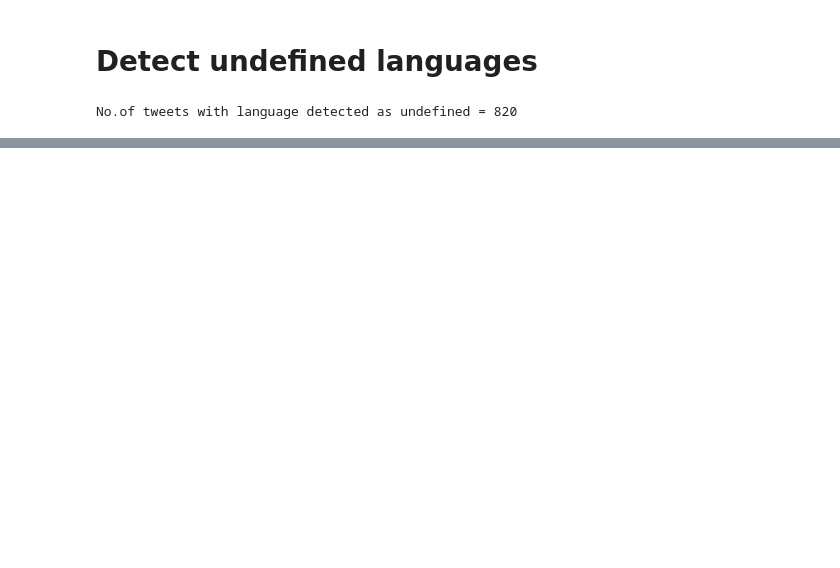
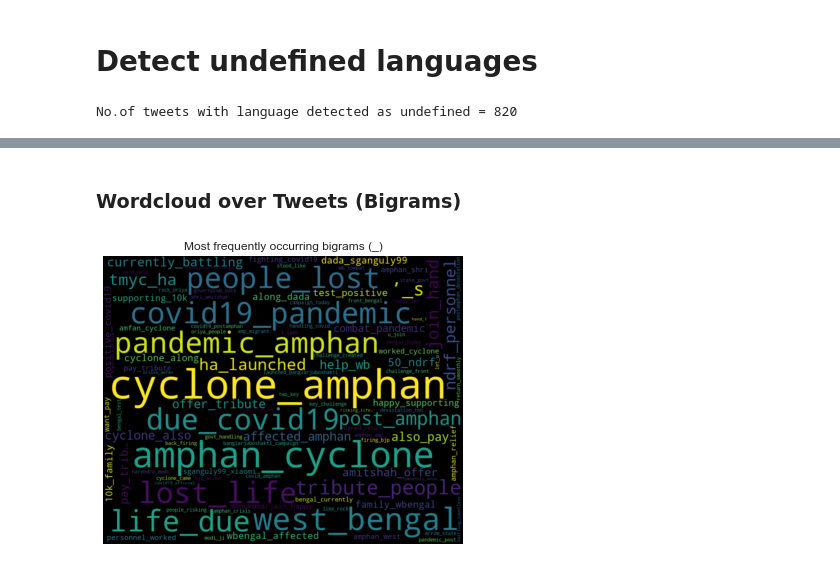
Before and after one commit to ancilcrayton/solve-iwmi, a Jupyter notebook: notebooks/1.0-km-basic-text-eda.ipynb, the cells around one changed output, grey strips where cells are left out. Cells and saved outputs as stored; diff of their text form; code cells hidden in the pictures; blank space fills up the shorter version.

```diff
--- a/notebooks/1.0-km-basic-text-eda.ipynb
+++ b/notebooks/1.0-km-basic-text-eda.ipynb
@@ -144,0 +174,30 @@ dd
+# %% [markdown]
+### Wordcloud over Tweets (Bigrams)
+# %%
+tokens = nltk.word_tokenize(text)
+
+finder = BigramCollocationFinder.from_words(tokens)
+bigram_measures = BigramAssocMeasures()
+scored = finder.score_ngrams(bigram_measures.raw_freq)
+
+scoredList = sorted(scored, key=itemgetter(1), reverse=True)
+# %%
+word_dict = {}
+listLen = len(scoredList)
+
+# Get the bigram and make a contiguous string for the dictionary key.
+# Set the key to the scored value.
+for i in range(listLen):
+    word_dict['_'.join(scoredList[i][0])] = scoredList[i][1]
+# %%
+wordcloud_bigrams = WordCloud(width = 1000, height = 800,
+                background_color ='black', max_words=100,
+                min_font_size = 10).generate_from_frequencies(word_dict)
+
+plt.figure(figsize = (5, 8), facecolor = None)
+plt.title('Most frequently occurring bigrams (_)')
+plt.imshow(wordcloud_bigrams, interpolation='bilinear')
+plt.axis("off")
+plt.tight_layout(pad = 0)
+# %% [output]
+[figure, added]
```
Also changed, not shown: parts of 9 cells of this notebook, 1 other file.
